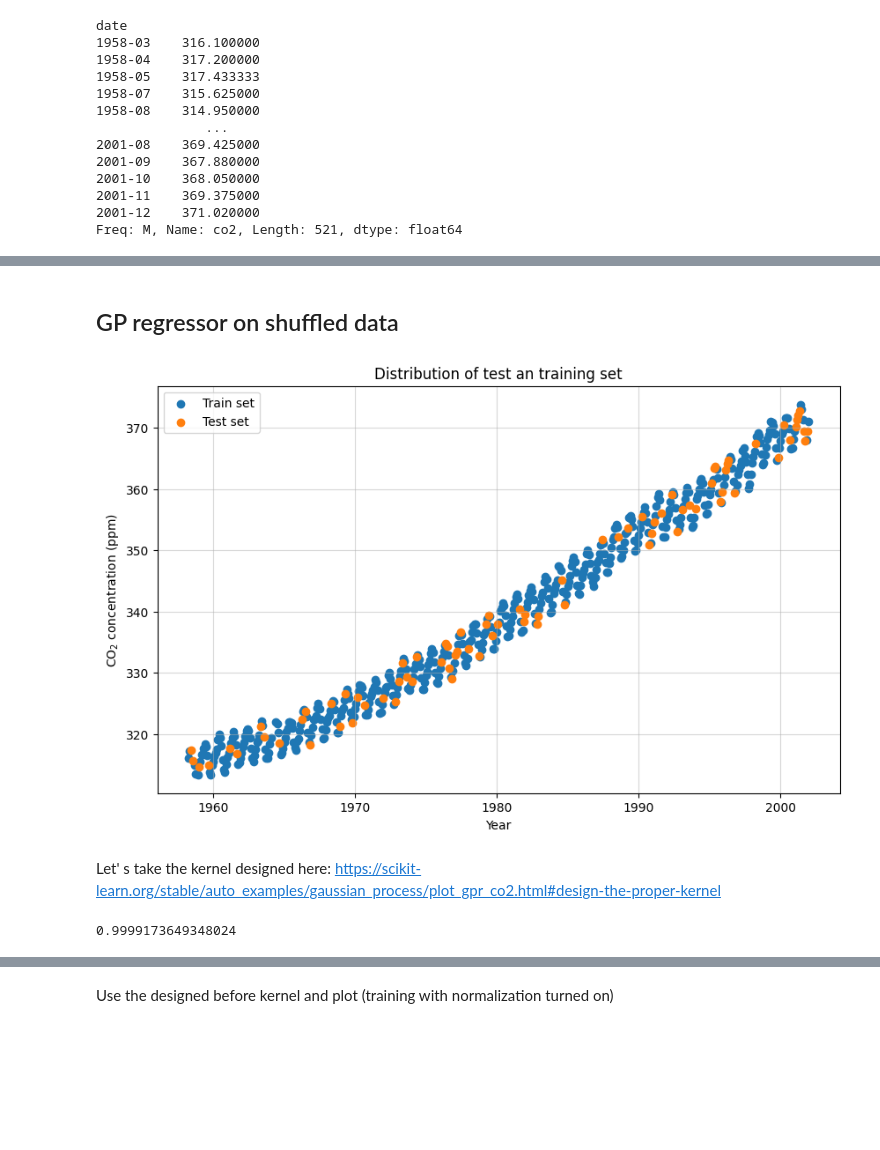
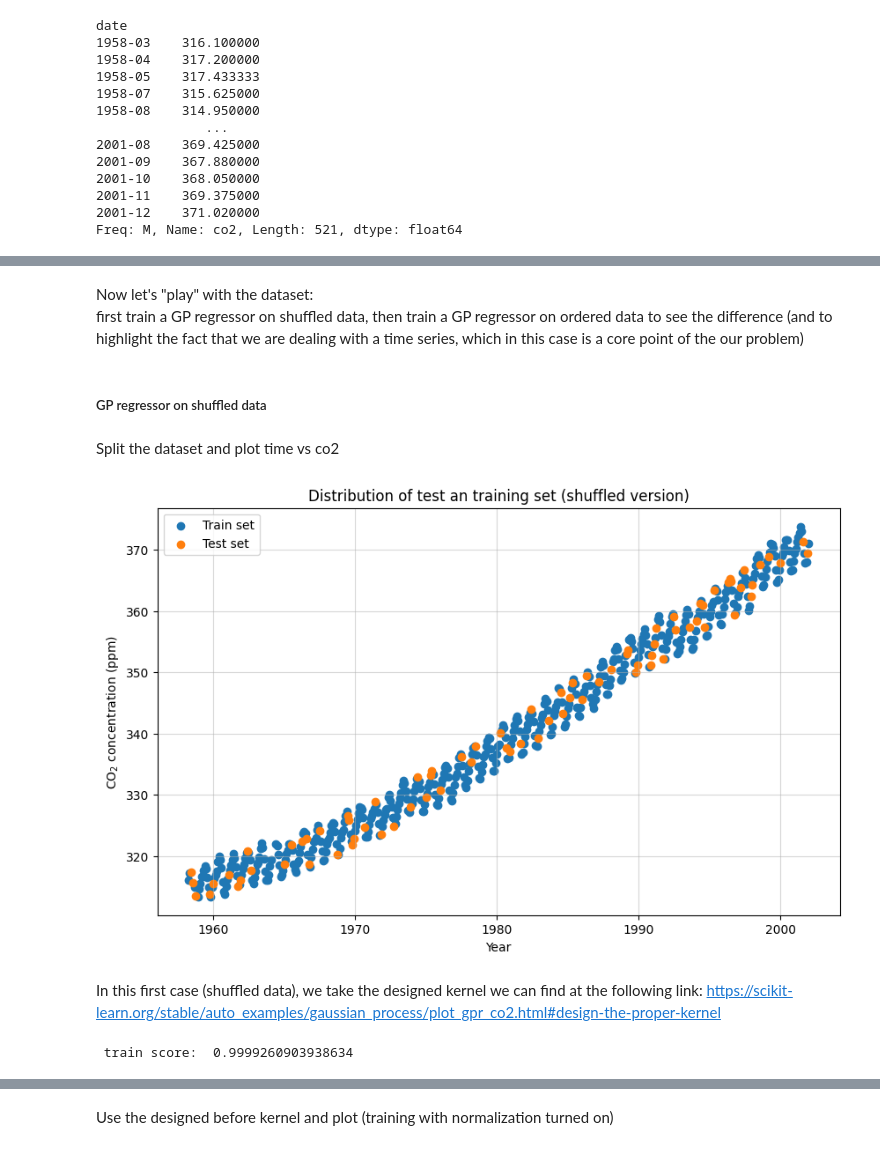
Before and after one commit to alessimichele/probml-units, a Jupyter notebook: homework-2023/02_bayesian_reg_class_gps_HW.ipynb, the cells around one changed output, grey strips where cells are left out. Saved outputs shown, nothing was run; the diff lists cells and outputs as text; code cells hidden in the pictures; blank space fills up the shorter version.

```diff
--- a/homework-2023/02_bayesian_reg_class_gps_HW.ipynb
+++ b/homework-2023/02_bayesian_reg_class_gps_HW.ipynb
@@ -190,34 +217,39 @@ co2_data = co2.frame
 co2_data["date"] = pd.to_datetime(co2_data[["year", "month", "day"]])
 co2_data = co2_data[["date", "co2"]].set_index("date")
 co2_data = co2_data.resample("M").mean().dropna(axis="index", how="any")
+# %% [markdown]
+Now let's "play" with the dataset: \
+first train a GP regressor on shuffled data, then train a GP regressor on ordered data to see the difference (and to highlight the fact that we are dealing with a time series, which in this case is a core point of the our problem)
 # %% [markdown]
-## GP regressor on shuffled data
+##### GP regressor on shuffled data
+# %% [markdown]
+Split the dataset and plot time vs co2
 # %%
 X_train, X_test, y_train, y_test = train_test_split(
     co2_data.index, co2_data.co2, train_size=.85, shuffle=True)
 
 X_train = (X_train.year + X_train.month / 12).to_numpy().reshape(-1, 1)
 X_test = (X_test.year + X_test.month / 12).to_numpy().reshape(-1, 1)
 
 plt.figure(figsize=(10, 6))
 
-plt.title("Distribution of test an training set")
+plt.title("Distribution of test an training set (shuffled version)")
 
 plt.scatter(X_train, y_train, label='Train set', alpha= 1)
 plt.scatter(X_test, y_test, label='Test set', alpha=1)
 
 plt.legend()
 
 plt.xlabel("Year")
 plt.ylabel("CO$_2$ concentration (ppm)")
 
 plt.grid(alpha=.5)
 
 plt.show()
 # %% [output]
-[figure, old version]
+[figure, new version]
 # %% [markdown]
-Let' s take the kernel designed here: https://scikit-learn.org/stable/auto_examples/gaussian_process/plot_gpr_co2.html#design-the-proper-kernel
+In this first case (shuffled data), we take the designed kernel we can find at the following link: https://scikit-learn.org/stable/auto_examples/gaussian_process/plot_gpr_co2.html#design-the-proper-kernel
 # %%
 import numpy as np
 from sklearn.gaussian_process import GaussianProcessRegressor
@@ -239,6 +271,6 @@ kernel =  long_term_trend_kernel + seasonal_kernel + irregularities_kernel + noi
 gp = GaussianProcessRegressor(kernel=kernel, normalize_y= True).fit(X_train, y_train)
 
 y_pred, std_y_pred = gp.predict(X_test, return_std=True)
-gp.score(X_train, y_train)
+print(' train score: ',gp.score(X_train, y_train))
 # %% [output]
-0.9999173649348024
+ train score:  0.9999260903938634
```
Also changed, not shown: parts of 34 cells of this notebook, 1 other file.
